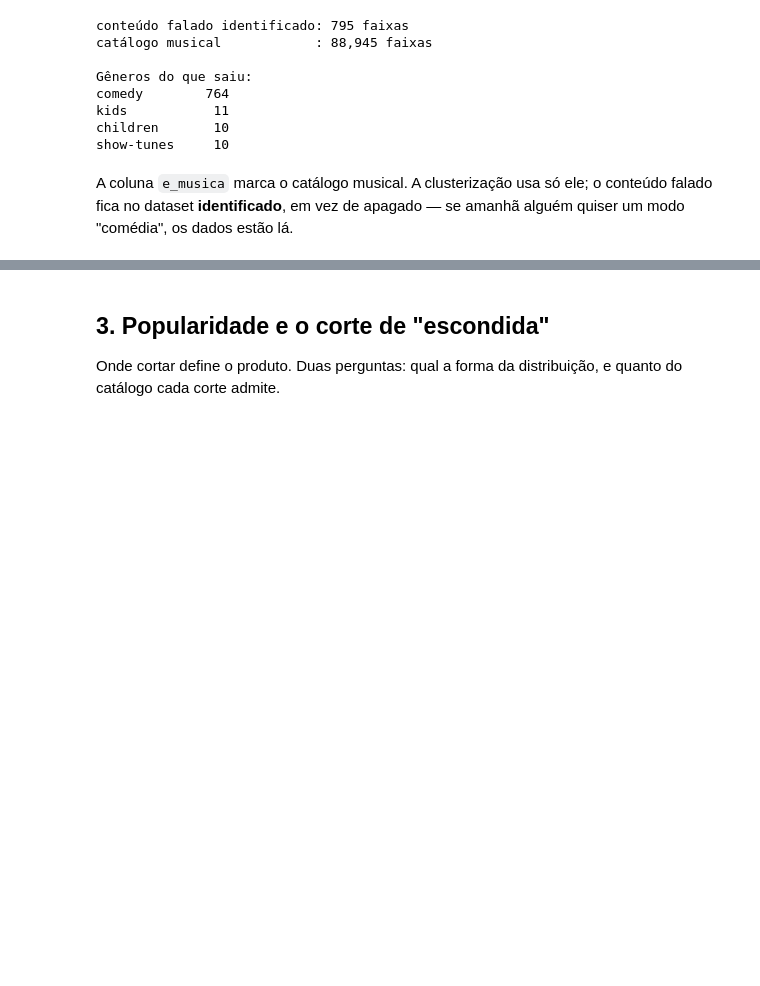
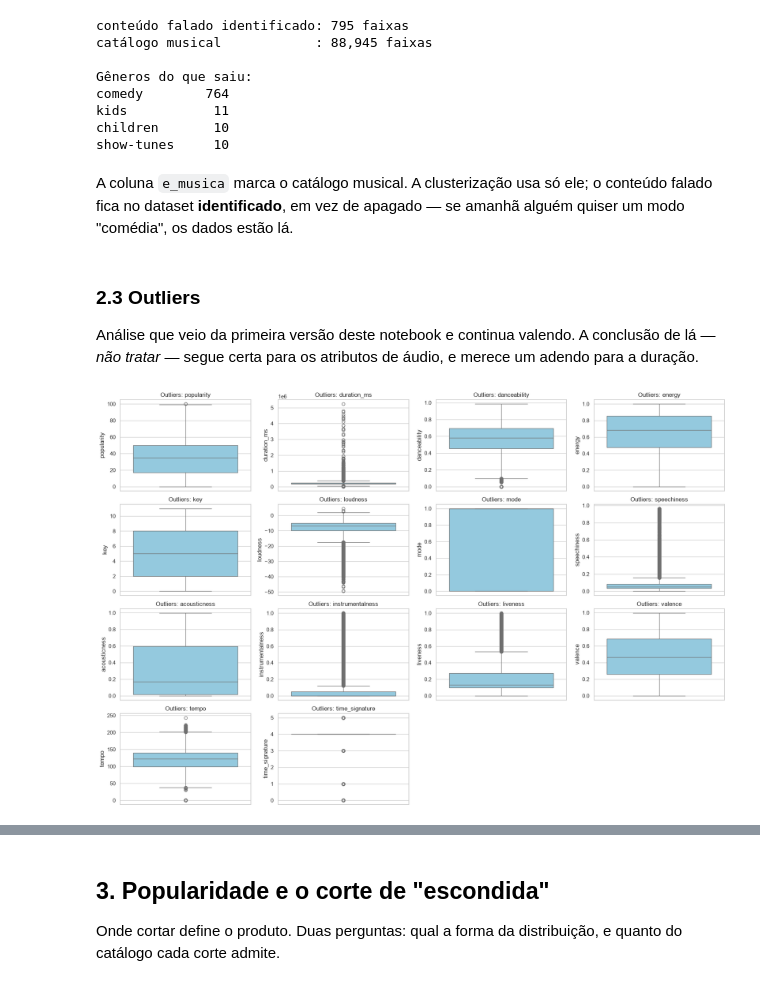
Before and after one commit to AmandaElisa/gems-finder-tic-ia2, a Jupyter notebook: notebook/Grupo_9_Sound_Hunters.ipynb, the cells around one changed output, grey strips where cells are left out. Cells and saved outputs as stored; diff of their text form; code cells hidden in the pictures; blank space fills up the shorter version.

```diff
--- a/notebook/Grupo_9_Sound_Hunters.ipynb
+++ b/notebook/Grupo_9_Sound_Hunters.ipynb
@@ -521,3 +521,22 @@ show-tunes     10
 A coluna `e_musica` marca o catálogo musical. A clusterização usa só ele; o
 conteúdo falado fica no dataset **identificado**, em vez de apagado — se
 amanhã alguém quiser um modo "comédia", os dados estão lá.
+# %% [markdown]
+### 2.3 Outliers
+
+Análise que veio da primeira versão deste notebook e continua valendo. A
+conclusão de lá — *não tratar* — segue certa para os atributos de áudio, e
+merece um adendo para a duração.
+# %%
+# Boxplot de cada coluna numérica: a leitura rápida de onde há cauda.
+colunas_numericas = df.select_dtypes(include=[np.number]).columns.tolist()
+
+plt.figure(figsize=(18, 12))
+for i, col in enumerate(colunas_numericas, 1):
+    plt.subplot(4, 4, i)
+    sns.boxplot(y=df[col], color="skyblue")
+    plt.title(f"Outliers: {col}")
+    plt.tight_layout()
+plt.show()
+# %% [output]
+[figure, added]
```
Also changed, not shown: parts of 7 cells of this notebook, 2 other files.
